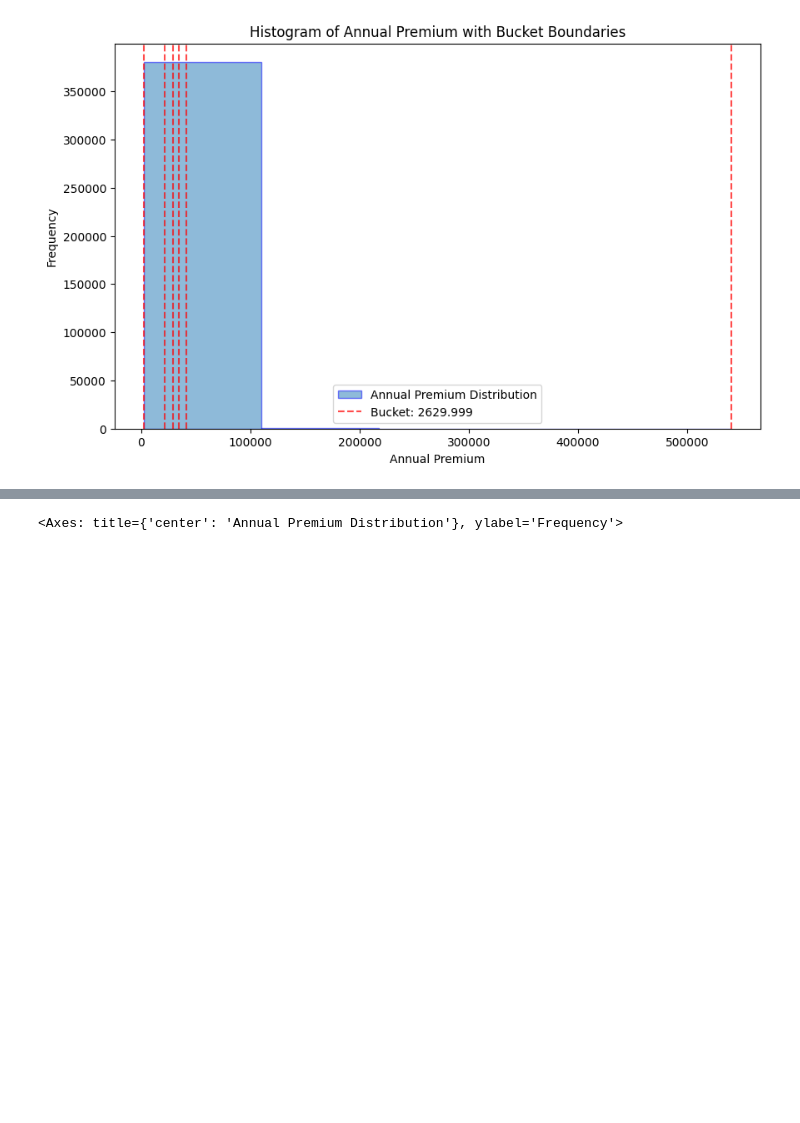
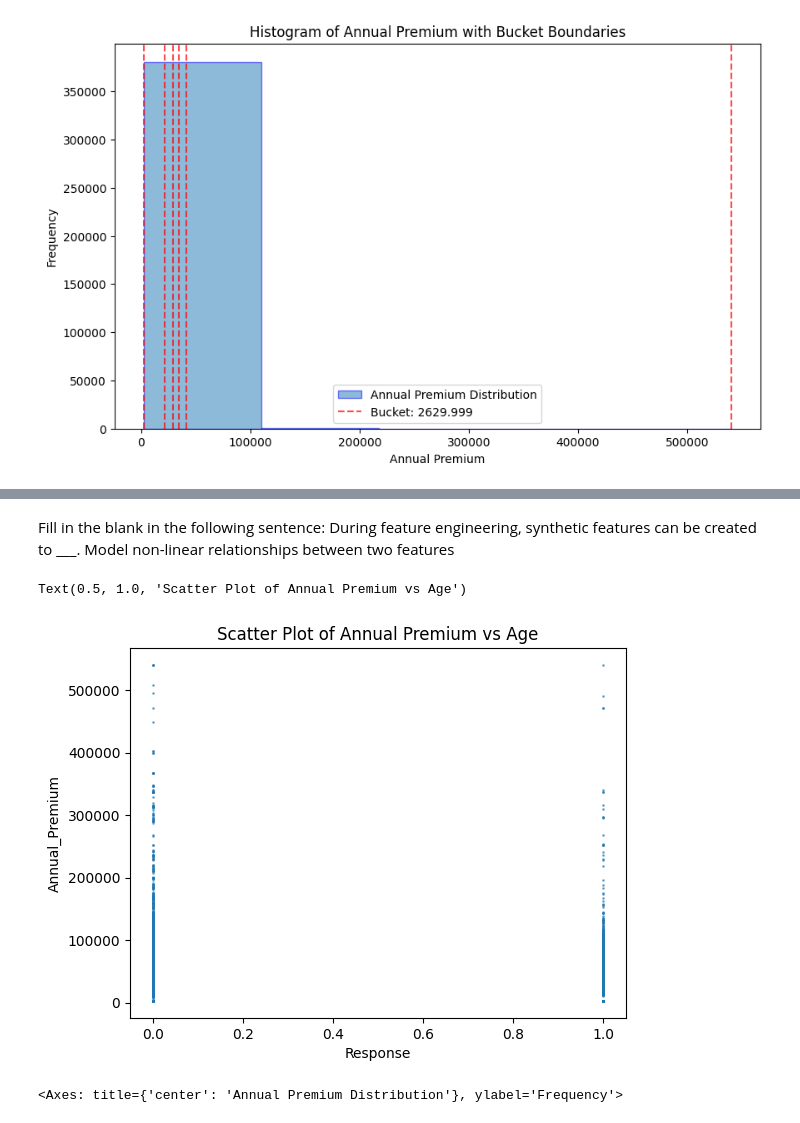
Before and after one commit to joseph-jomon/keaggling, a Jupyter notebook: First_task.ipynb, the cells around one changed output, grey strips where cells are left out. Cells and saved outputs as stored; diff of their text form; code cells hidden in the pictures; blank space fills up the shorter version.

```diff
--- a/First_task.ipynb
+++ b/First_task.ipynb
@@ -834,3 +860,13 @@ plt.show()
+# %% [markdown]
+Fill in the blank in the following sentence:
+During feature engineering, synthetic features can be created to ___.
+Model non-linear relationships between two features
+# %%
+df.plot.scatter(y="Annual_Premium", x="Response", alpha=0.5, s=1)
+plt.title("Scatter Plot of Annual Premium vs Age")
+# %% [output]
+Text(0.5, 1.0, 'Scatter Plot of Annual Premium vs Age')
+[figure, added]
 # %%
 df_numerical["Annual_Premium"].plot.hist(bins=5, alpha=0.5, title="Annual Premium Distribution")
 # %% [output]
```
Also changed, not shown: parts of 7 cells of this notebook, 2 other files.
